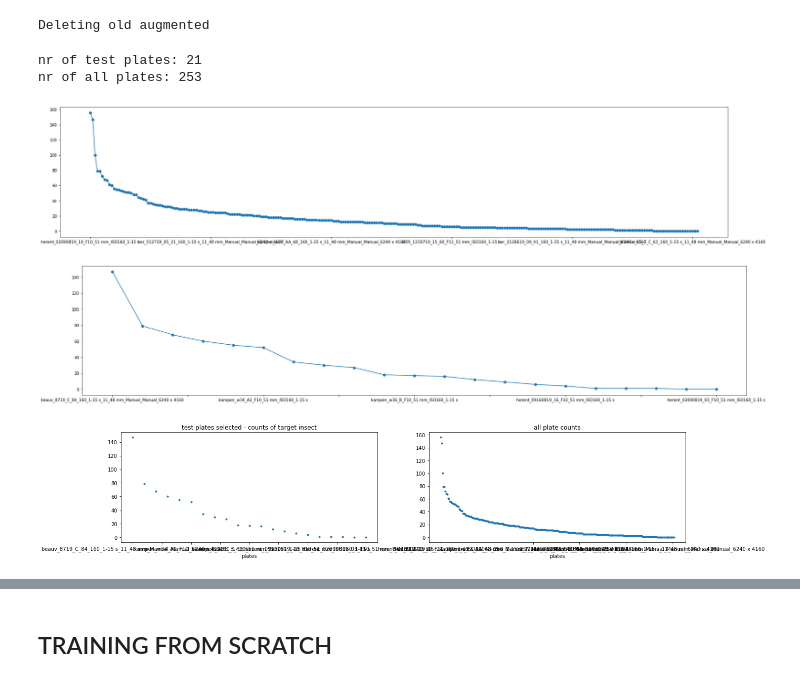
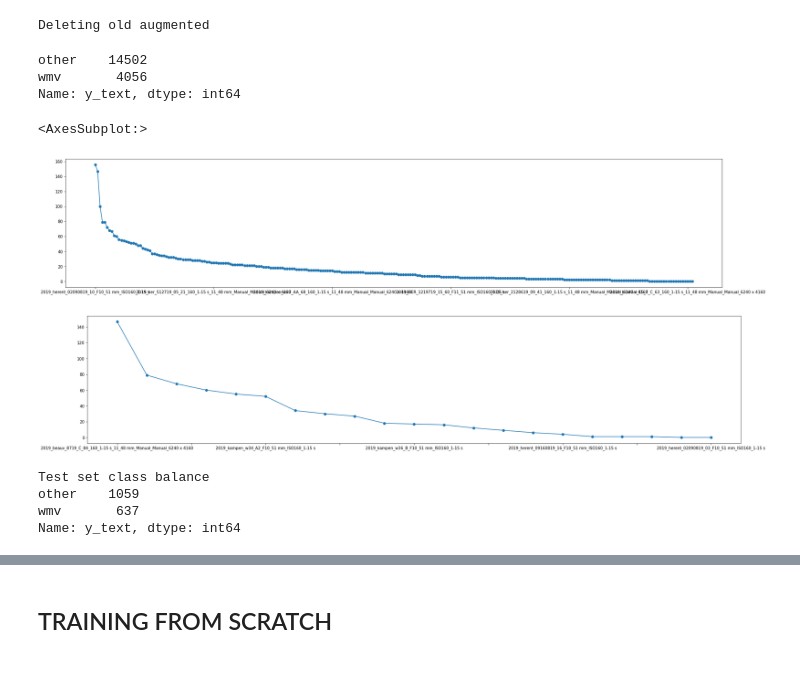
Before and after one commit to kalfasyan/yannis_impy, a Jupyter notebook: TrainingOnBoxes.ipynb, the cells around one changed output, grey strips where cells are left out. Cells and saved outputs as stored; diff of their text form; code cells hidden in the pictures.

```diff
--- a/TrainingOnBoxes.ipynb
+++ b/TrainingOnBoxes.ipynb
@@ -42,53 +51,58 @@ img_dim = 150
 modelname = f'DenseNet121_{nb_classes}classes_{img_dim}'
 # %% [output]
 Deleting old augmented
+# %%
+# Creating le for encoding labels
+le = LabelEncoder()
+
+# Creating dataframe with all the original data (x: filenames, textlabels, y: nummerical labels)
+df_2019 = pd.DataFrame()
+df_2019['x'] = pd.Series(glob.glob(f"{path_crops_export}/*/2019*.jpg"))
+df_2019['pname'] = df_2019['x'].apply(lambda p: p.split('/')[-1][:-4])
+df_2019['pname'] = df_2019['pname'].apply(lambda x: '_'.join(x.split('_')[:-1]))
+df_2019['y_text'] = df_2019['x'].apply(lambda x: x.split('/')[-2])
+df_2019['y_text'] = df_2019['y_text'].apply(lambda x: 'other' if x not in target_classes else x)
+
+df_2019.drop(df_2019[df_2019.y_text == 'other'].sample(10000, random_state=42).index, axis='index', inplace=True)
+
+df_2019['y'] = le.fit_transform(df_2019.y_text)
+# %%
+df_2019.y_text.value_counts()
+# %% [output]
+other    14502
+wmv       4056
+Name: y_text, dtype: int64
 # %%
-# Creating le for encoding labels
-le = LabelEncoder()
-
-# Creating dataframe with all the original data (x: filenames, textlabels, y: nummerical labels)
-df_orig = pd.DataFrame()
-df_orig['x'] = pd.Series(glob.glob(f"{path_crops_export}/*/*.jpg"))
-df_orig['pname'] = df_orig['x'].apply(lambda p: p.split('/')[-1][:-4])
-df_orig['pname'] = df_orig['pname'].apply(lambda x: '_'.join(x.split('_')[:-1]))
-df_orig['y_text'] = df_orig['x'].apply(lambda x: x.split('/')[-2])
-df_orig['y'] = le.fit_transform(df_orig.y_text)
-
+# Sampling some test plates. 2 from first 5, 2 from next five....
 target_insect_dict = {}
-for i, sub in df_orig.groupby(['pname']):
+for i, sub in df_2019.groupby(['pname']):
     try:
         target_insect_dict[i] = sub['y_text'][sub['y_text']=='wmv'].value_counts()[0]
     except:
         target_insect_dict[i] = 0
 ser = pd.Series(target_insect_dict, index=target_insect_dict.keys()).sort_values(ascending=False)
-# Sampling some test plates. 2 from first 5, 2 from next five....
 test_plates = []
 test_plates.extend(ser.iloc[:5].sample(2, random_state=42).index.values.tolist())
 test_plates.extend(ser.iloc[5:10].sample(2, random_state=42).index.values.tolist())
 test_plates.extend(ser.iloc[10:15].sample(2, random_state=42).index.values.tolist())
 test_plates.extend(ser.iloc[20:].sample(15, random_state=42).index.values.tolist())
 test_plates = ser.loc[test_plates].sort_values(ascending=False).index.tolist()
-
+# Plotting
 ser.plot(marker='o', figsize=(30,6))
 plt.figure()
 ser.loc[test_plates].sort_values(ascending=False).plot(marker='o', figsize=(30,6))
-
-plt.figure(figsize=(20,4))
-plt.subplot(121)
-ser.loc[test_plates].plot(style='.'); plt.xlabel('plates');plt.title('test plates selected - counts of target insect')
-print(f"nr of test plates: {ser.loc[test_plates].shape[0]}")
-plt.subplot(122)
-ser.plot(style='.'); plt.xlabel('plates'); plt.title('all plate counts')
-print(f"nr of all plates: {ser.shape[0]}")
-
-X_test = df_orig.x[df_orig.pname.isin(test_plates)]
-y_test = df_orig.y[df_orig.pname.isin(test_plates)]
-
-X_test, y_test = shuffle(X_test, y_test, random_state=seed)
 # %% [output]
-nr of test plates: 21
-nr of all plates: 253
+<AxesSubplot:>
-[figure, old version]
+[figure, new version]
-[figure, old version]
+[figure, new version]
-[figure, removed]
+# %%
+X_test = df_2019.x[df_2019.pname.isin(test_plates)]
+y_test = df_2019.y[df_2019.pname.isin(test_plates)]
+print("Test set class balance")
+print(df_2019[df_2019.pname.isin(test_plates) ].y_text.value_counts())
+# %% [output]
+Test set class balance
+other    1059
+wmv       637
+Name: y_text, dtype: int64
 # %%
```
Also changed, not shown: parts of 16 cells of this notebook, 3 other files.
